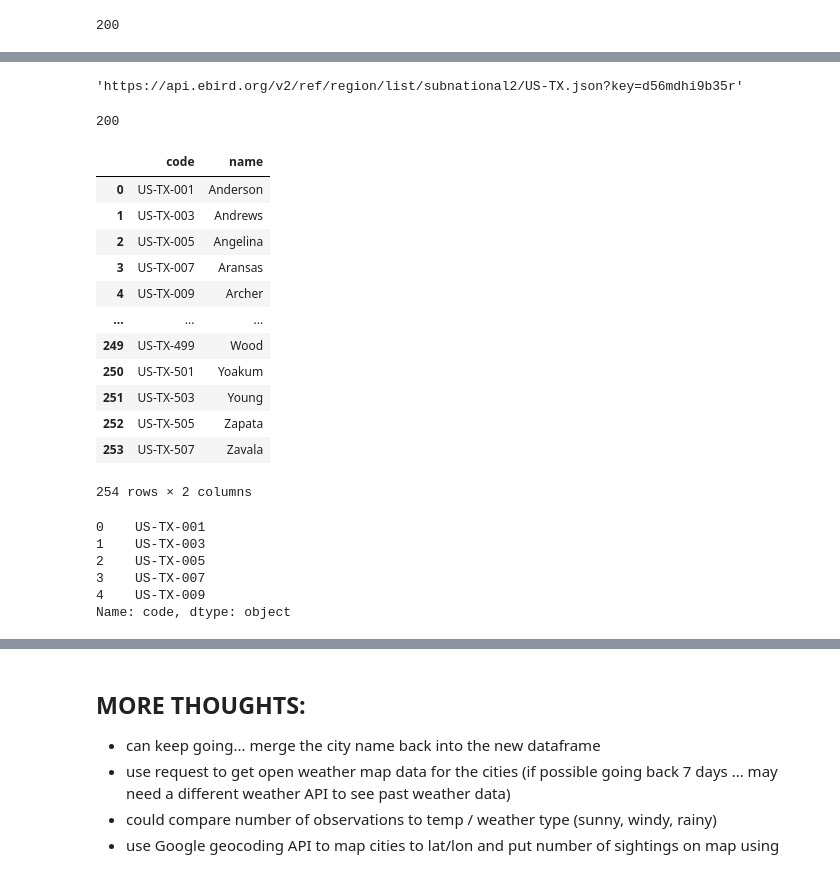
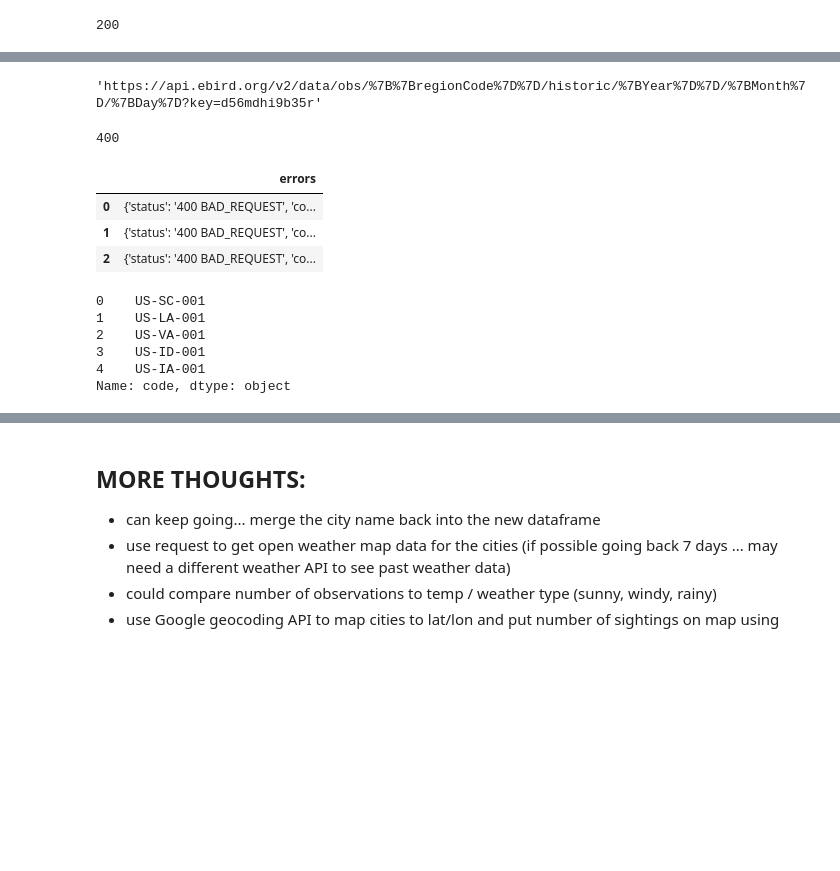
Before and after one commit to RachelLeeReynolds85/project1, a Jupyter notebook: eBird-API/eBird-API.ipynb, the cells around one changed output, grey strips where cells are left out. Drawn from its saved outputs; the diff is of its cells as text; code cells hidden in the pictures; blank space fills up the shorter version.

```diff
--- a/eBird-API/eBird-API.ipynb
+++ b/eBird-API/eBird-API.ipynb
@@ -56,0 +56,12 @@ r = requests.get(url, params={"key": api_key})
+# %%
+# Looking for Historic observation dates
+regionCode = "US"
+Year = 2000
+Month = 9
+Day = 25
+
+url = f"https://api.ebird.org/v2/data/obs/{{regionCode}}/historic/{Year}}/{Month}/{Day}"
+
+r = requests.get(url, params={"key": api_key})
+data = r.json()
+df_city_names_codes = pd.DataFrame(r.json())
@@ -57,40 +70,31 @@ r = requests.get(url, params={"key": api_key})
 # %%
 r.url
 # %% [output]
-'https://api.ebird.org/v2/ref/region/list/subnational2/US-TX.json?key=d56mdhi9b35r'
+'https://api.ebird.org/v2/data/obs/%7B%7BregionCode%7D%7D/historic/%7BYear%7D%7D/%7BMonth%7D/%7BDay%7D?key=d56mdhi9b35r'
 # %%
 r.status_code
 # %% [output]
-200
+400
 # %%
-df = pd.DataFrame(r.json())
-df
+df_city_names_codes = pd.DataFrame(r.json())
+df_city_names_codes
 # %% [output]
-|  | code | name |
-| 0 | US-TX-001 | Anderson |
-| 1 | US-TX-003 | Andrews |
-| 2 | US-TX-005 | Angelina |
-| 3 | US-TX-007 | Aransas |
-| 4 | US-TX-009 | Archer |
-| ... | ... | ... |
-| 249 | US-TX-499 | Wood |
-| 250 | US-TX-501 | Yoakum |
-| 251 | US-TX-503 | Young |
-| 252 | US-TX-505 | Zapata |
-| 253 | US-TX-507 | Zavala |
+|  | errors |
+| 0 | {'status': '400 BAD_REQUEST', 'co... |
+| 1 | {'status': '400 BAD_REQUEST', 'co... |
+| 2 | {'status': '400 BAD_REQUEST', 'co... |
-254 rows × 2 columns
 # %%
 # find number of species logged in different Texas cities for the last week
 
 # first make the list of Texas cities to search
 # city-level region codes for Texas are stored in df["code"]
-df["code"].head()
+df_city_names_codes["code"].head()
 # %% [output]
-0    US-TX-001
-1    US-TX-003
-2    US-TX-005
-3    US-TX-007
-4    US-TX-009
+0    US-SC-001
+1    US-LA-001
+2    US-VA-001
+3    US-ID-001
+4    US-IA-001
 Name: code, dtype: object
 # %%
 # make them into a list to iterate over for later
```
Also changed, not shown: parts of 14 cells of this notebook, 5 other files.
